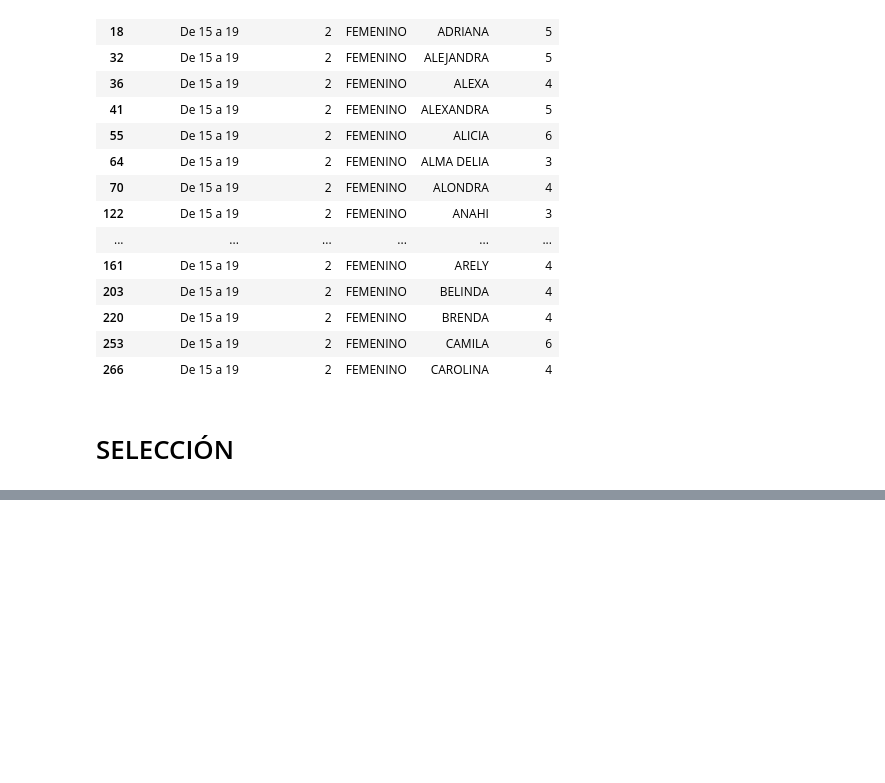
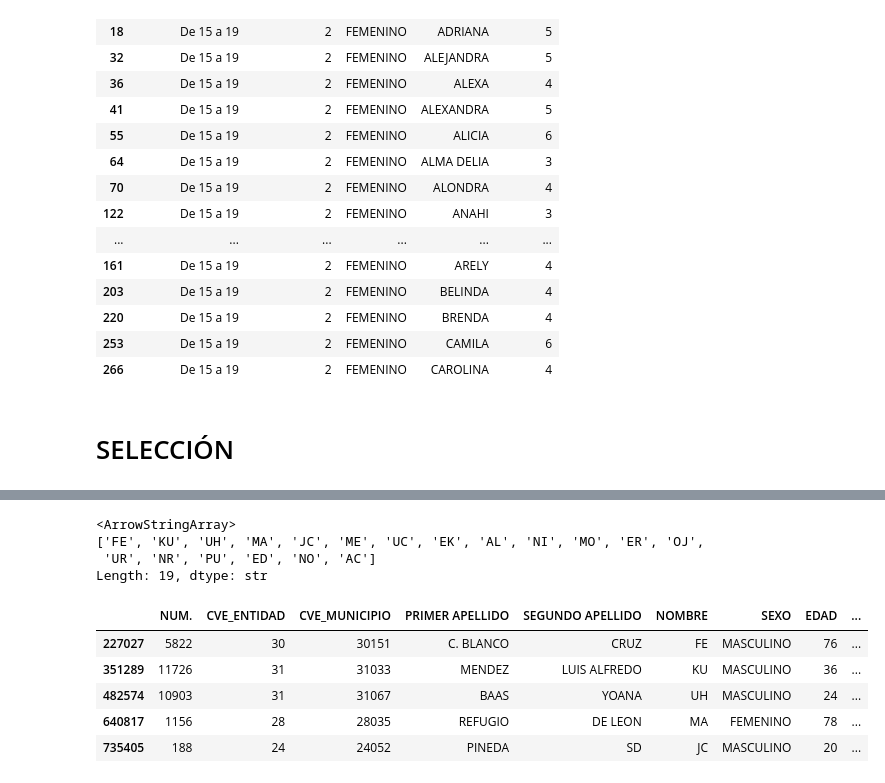
Before and after one commit to Daegas/datos_semisinteticos, a Jupyter notebook: notebooks/nombres.ipynb, the cells around one changed output, grey strips where cells are left out. Saved outputs shown, nothing was run; the diff lists cells and outputs as text; code cells hidden in the pictures; blank space fills up the shorter version.

```diff
--- a/notebooks/nombres.ipynb
+++ b/notebooks/nombres.ipynb
@@ -295,0 +362,15 @@ Nombre masculino: EDWIN DANIEL
+# %%
+check = df_nombres[df_nombres["NOMBRE"].str.len() < 3]
+print(check["NOMBRE"].unique())
+check.head()
+# %% [output]
+<ArrowStringArray>
+['FE', 'KU', 'UH', 'MA', 'JC', 'ME', 'UC', 'EK', 'AL', 'NI', 'MO', 'ER', 'OJ',
+ 'UR', 'NR', 'PU', 'ED', 'NO', 'AC']
+Length: 19, dtype: str
+|  | NUM. | CVE_ENTIDAD | CVE_MUNICIPIO | PRIMER APELLIDO | SEGUNDO APELLIDO | NOMBRE | SEXO | EDAD | ... |
+| 227027 | 5822 | 30 | 30151 | C. BLANCO | CRUZ | FE | MASCULINO | 76 | ... |
+| 351289 | 11726 | 31 | 31033 | MENDEZ | LUIS ALFREDO | KU | MASCULINO | 36 | ... |
+| 482574 | 10903 | 31 | 31067 | BAAS | YOANA | UH | MASCULINO | 24 | ... |
+| 640817 | 1156 | 28 | 28035 | REFUGIO | DE LEON | MA | FEMENINO | 78 | ... |
+| 735405 | 188 | 24 | 24052 | PINEDA | SD | JC | MASCULINO | 20 | ... |
```
Also changed, not shown: parts of 7 cells of this notebook, 9 other files.
